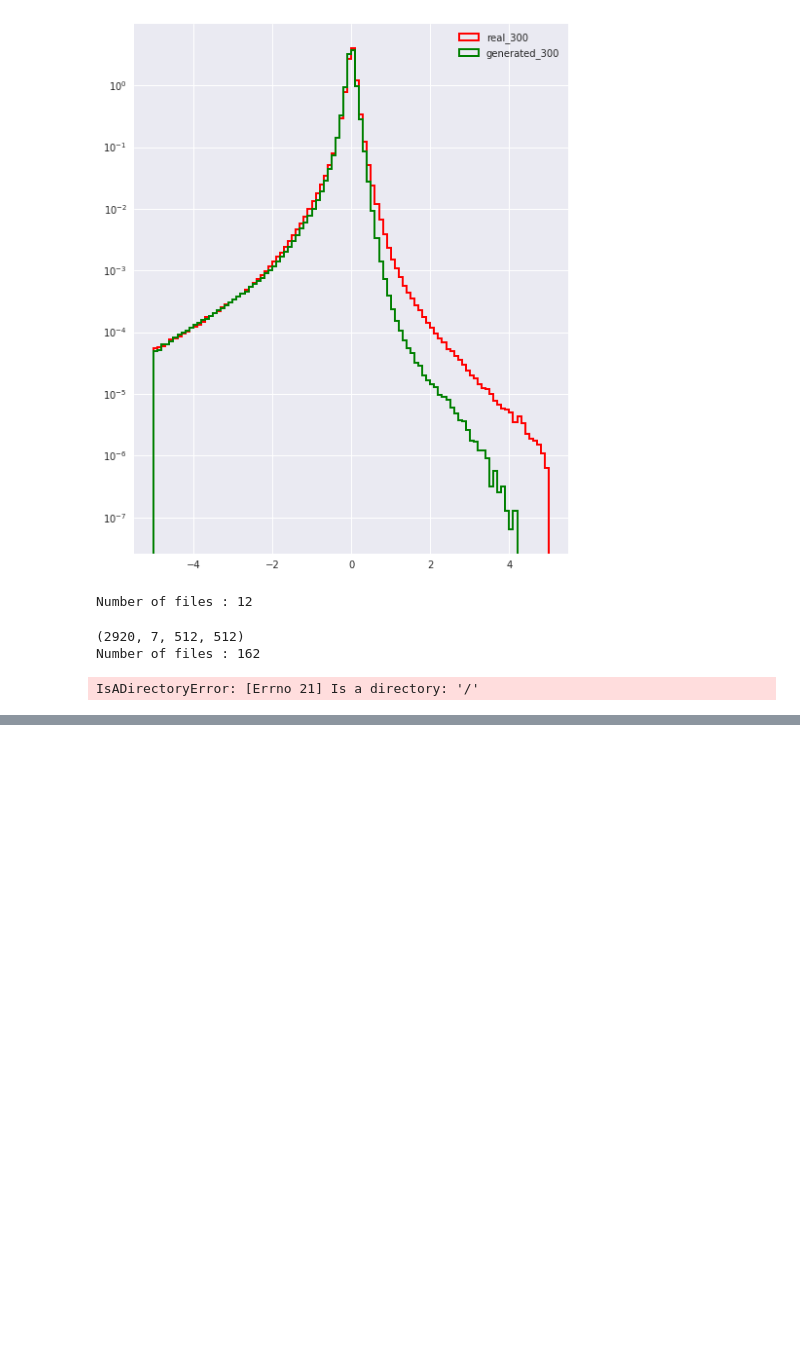
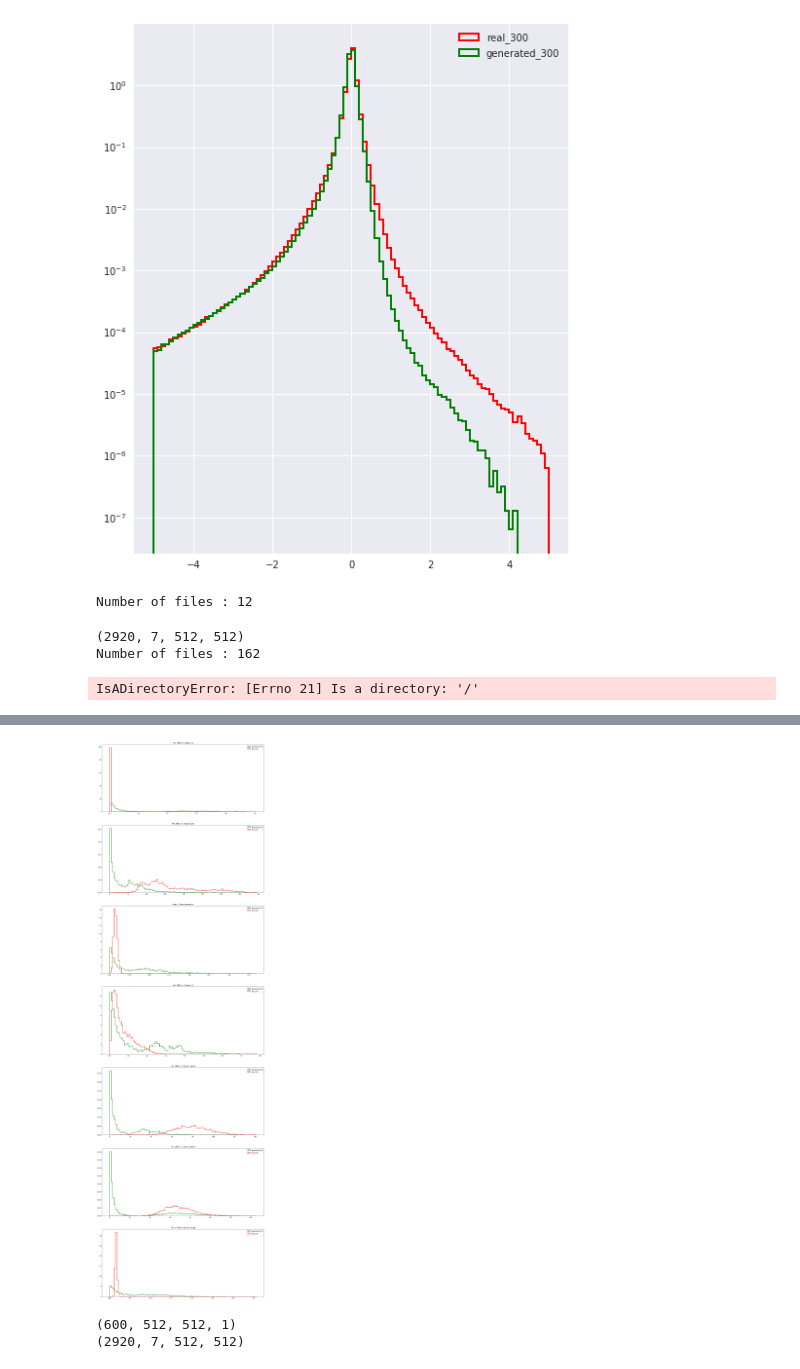
Before and after one commit to rishabh135/climate_stylegan, a Jupyter notebook: jupyter_notebooks/metrics_climate_data.ipynb, the cells around one changed output, grey strips where cells are left out. Drawn from its saved outputs; the diff is of its cells as text; code cells hidden in the pictures; blank space fills up the shorter version.

```diff
--- a/jupyter_notebooks/metrics_climate_data.ipynb
+++ b/jupyter_notebooks/metrics_climate_data.ipynb
@@ -530,0 +605,41 @@ IsADirectoryError: [Errno 21] Is a directory: '/'
+# %%
+
+
+channels = 7
+number_l2 = 100
+
+fig, axs = plt.subplots(nrows=channels, figsize=(20, channels*10))
+# for i, y_ax in enumerate(ys):
+#     pd.Series(y_ax, index=x_ax).plot(kind='bar', ax=axs[i])
+
+
+
+channel_names = ["pr", "prw", "psl", "ts", "ua850", "va850", "omega"]
+
+for chan in range(channels):
+    generated_image = generated_data[:number_l2, :, :, chan]
+    real_image = normalized_original_data[:number_l2, chan,]
+    l2_generated = []
+    for i, img in tqdm(enumerate(generated_image)):
+        foo = [calculateDistance(img,j) for j in generated_image[i+1:]]
+        l2_generated.append(foo)
+
+    fake_distances = [j for i in l2_generated for j in i]
+
+
+
+    l2_real = []
+    for i, img in tqdm(enumerate(real_image)):
+        foo = [calculateDistance(img,j) for j in real_image[i+1:]]
+        l2_real.append(foo)
+    real_distances = [j for i in l2_real for j in i]
+
+    axs[chan].hist([real_distances,  fake_distances ], color=['r',  'g'], bins=100, linewidth=2 ,histtype='step', label=["real_{}".format(number_l2),  "generated_{}".format(number_l2)], density=True)
+    axs[chan].set_title('Plot of l2 for channel {}'.format(channel_names[chan]))
+    # plt.yscale("log")
+    # plt.gca().invert_yaxis()
+    axs[chan].legend(loc='best')
+
+plt.savefig("./seven_channel_normalized_logan_l2_plots_266718.png")
+# %% [output]
+[figure, added]
@@ -530,0 +663,25 @@ IsADirectoryError: [Errno 21] Is a directory: '/'
+# %%
+
+
+climate_counter = 246718
+
+load_path = "/global/cscratch1/sd/rgupta2/backup/climate_stylegan/test_samples/"
+
+omega_generated_data = np.load (load_path + "logan_climate_images_at_generator_{}_wo_norm_512.npy".format(climate_counter))
+np.random.shuffle(omega_generated_data)
+print(omega_generated_data.shape)
+
+
+
+
+
+
+
+
+
+unnormalized_omega_data = np.load ( "/project/projectdirs/dasrepo/mustafa/data/climate/sims/unnormalized/seven_channels_1998.npy")
+np.random.shuffle(unnormalized_omega_data)
+print(unnormalized_omega_data.shape)
+# %% [output]
+(600, 512, 512, 1)
+(2920, 7, 512, 512)
```
Also changed, not shown: parts of 15 cells of this notebook, 6 other files.
